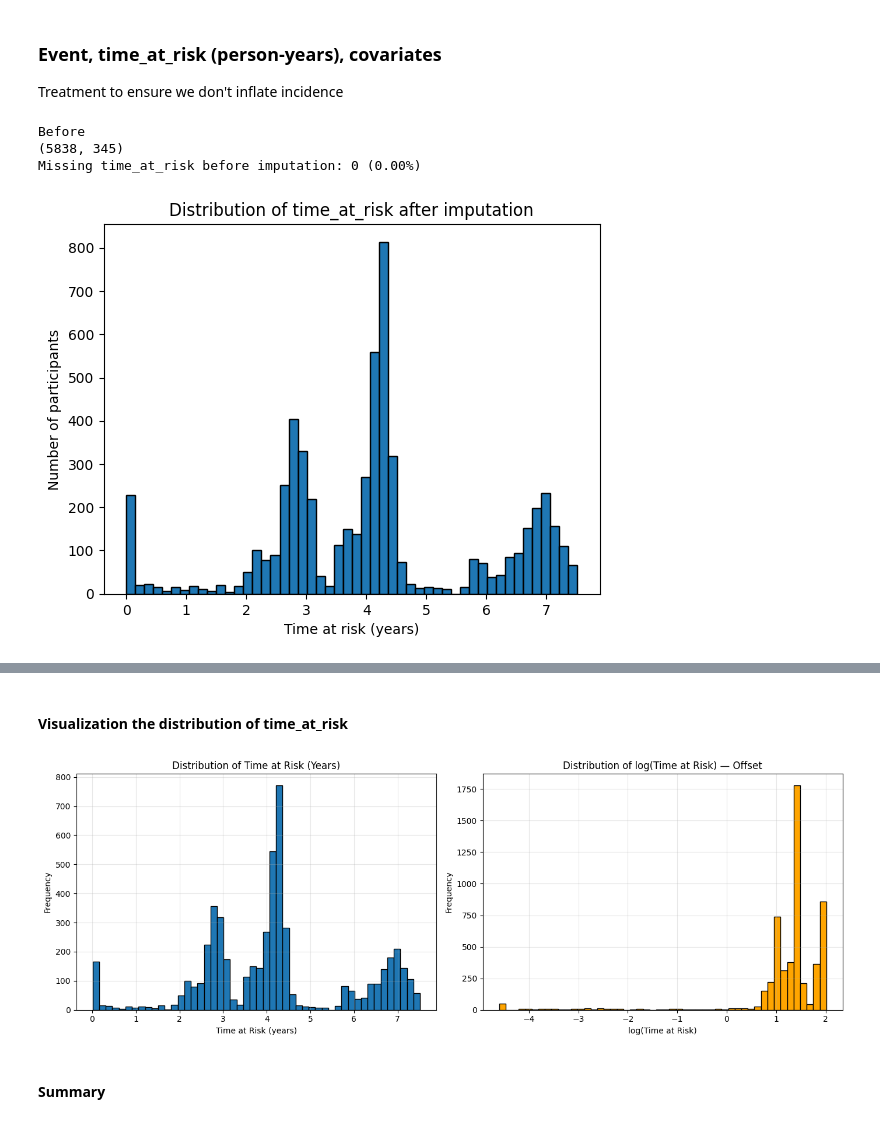
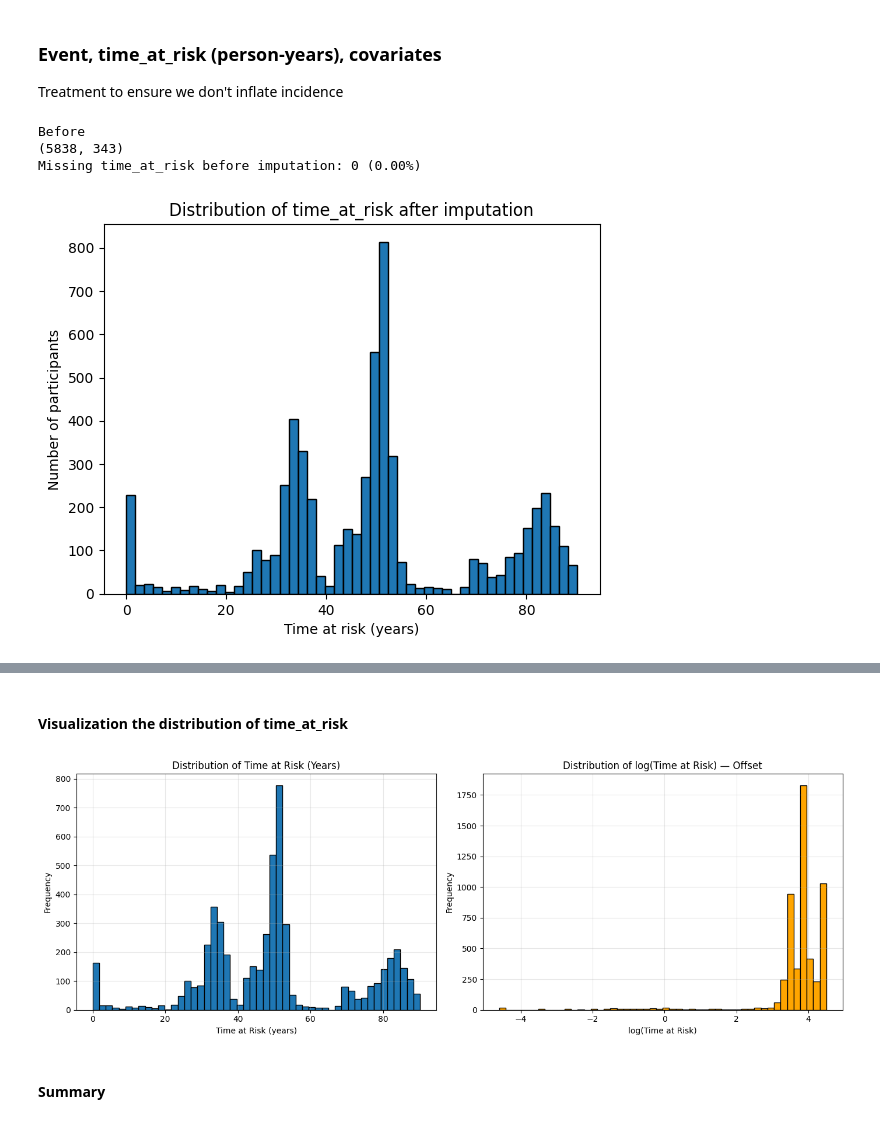
Before and after one commit to dmainagithub/stroke-work, a Jupyter notebook: notebooks/stroke_poisson_model_nairobi-multiple.ipynb, the cells around one changed output, grey strips where cells are left out. Drawn from its saved outputs; the diff is of its cells as text; code cells hidden in the pictures.

```diff
--- a/notebooks/stroke_poisson_model_nairobi-multiple.ipynb
+++ b/notebooks/stroke_poisson_model_nairobi-multiple.ipynb
@@ -55,10 +55,15 @@ print(df.sex.value_counts())
 df['sex_binary'] = df['res_ind_gender'].replace({1: 0, 2: 1})  # 0 = male, 1 = female
 df['bmi_refined'] = pd.to_numeric(df['bmi_refined'], errors='coerce')
 # ------------------------------------------------------------------------------------
-# Based on WHO categories
+# # Based on WHO categories
+# df['bmi_category'] = pd.cut(df['bmi_refined'],
+#                             bins=[0, 18.5, 24.9, 29.9, np.inf],
+#                             labels=['Underweight', 'Normal', 'Overweight', 'Obese'])
+# Creating only two categories (making it dichotomous)
 df['bmi_category'] = pd.cut(df['bmi_refined'],
-                            bins=[0, 18.5, 24.9, 29.9, np.inf],
-                            labels=['Underweight', 'Normal', 'Overweight', 'Obese'])
+                            bins=[0, 24.9, np.inf],
+                            labels=['Normal_Underweight', 'Overweight_Obese'])
+
 df = pd.get_dummies(df, columns=['bmi_category'], drop_first=True)
 
 # ------------------------------------------------------------------------------------
@@ -163,9 +168,10 @@ df = df.copy()
 # %%
 # df.site_Nairobi = df.site_Nairobi.astype(int)
 
-df.bmi_category_Normal = df.bmi_category_Normal.astype(int)
-df.bmi_category_Overweight = df.bmi_category_Overweight.astype(int)
-df.bmi_category_Obese = df.bmi_category_Obese.astype(int)
+df.bmi_category_Overweight_Obese = df.bmi_category_Overweight_Obese.astype(int)
+# df.bmi_category_Normal = df.bmi_category_Normal.astype(int)
+# df.bmi_category_Overweight = df.bmi_category_Overweight.astype(int)
+# df.bmi_category_Obese = df.bmi_category_Obese.astype(int)
 # df.hdss_name.value_counts()
 # %% [markdown]
 ### Event, time_at_risk (person-years), covariates <br>
@@ -196,7 +202,7 @@ df['end_date'] = df.groupby('individual_id')['obs_date'].transform('max')
 
 # ---------------------------------------------------------------------------
 # Computing time at risk (person-time) in years
-df['time_at_risk'] = (df['end_date'] - df['start_date']).dt.days / 365.25
+df['time_at_risk'] = (df['end_date'] - df['start_date']).dt.days / 30.4375 # 365.25
 df['time_at_risk'] = df['time_at_risk'].fillna(df['time_at_risk'].median()) # df['time_at_risk'] = df['time_at_risk'].fillna(1.5)
 
 # ---------------------------------------------------------------------------
@@ -219,33 +225,73 @@ plt.hist(df['time_at_risk'], bins=50, edgecolor='black')
 plt.xlabel("Time at risk (years)")
 plt.ylabel("Number of participants")
 plt.title("Distribution of time_at_risk after imputation")
 plt.show()
 # ---------------------------------------------------------------------------
 
 # # df = df.apply(pd.to_numeric, errors='coerce')
 # df['time_at_risk'] = pd.to_numeric(df['time_at_risk'], errors='coerce')
 
 # ---------------------------------------------------------------------------
-df.loc[df['time_at_risk'] < 0.01, 'time_at_risk'] = 0.01  # avoid log(0)  [Doing some house cleaning to avoid negative offset values]
+df.loc[df['time_at_risk'] <= 0.01, 'time_at_risk'] = 0.01  # avoid log(0)  [Doing some house cleaning to avoid negative offset values]
 
 # ---------------------------------------------------------------------------
 # Creating offset (Added a tiny constant (epsilon) since I was encountering some negative offset values. This is a robust and common approach in survival and Poisson models.)
 df['offset'] = np.log(df['time_at_risk']) #.clip(lower=1e-6))
 
 # ---------------------------------------------------------------------------
 # Defining stroke event (stroke occurrence)
 # df['stroke_prev'] = df.groupby('individual_id')['stroke_status_derived'].shift(1)
 df['stroke_prev'] = df.groupby('individual_id')['stroke_status_derived'].shift(1).fillna(0) # A great assumption here (people didn't have stroke previously)
 df['event'] = np.where((df['stroke_prev'] == 0) & (df['stroke_status_derived'] == 1), 1, 0)
 df['event'] = df['event'].fillna(0)
 
 # ---------------------------------------------------------------------------
 # finding first event per person  (different from prevalence)
 df['cumulative_stroke'] = df.groupby('individual_id')['stroke_status_derived'].cumsum()
 # keeping only records before or up to the first stroke
 df = df[df['cumulative_stroke'] <= 1]
+
+# ---------------------------------------------------------------------------
+# ---------------------------------------------------------------------------
+
+print("After filtering to <= first stroke, rows:", df.shape[0])
+
+# ---------------------------
+# 3. How many times is each person represented?
+# ---------------------------
+counts = df['individual_id'].value_counts()          # number of rows per person (index = individual_id)
+counts_summary = counts.describe()                   # mean, min, max, median, etc.
+
+print("\nRecords per individual (summary):")
+print(counts_summary)
+
+# How many individuals have only one record (single-visit)?
+n_single = (counts == 1).sum()
+pct_single = (n_single / counts.shape[0]) * 100
+
+print(f"\nIndividuals with a single record: {n_single} ({pct_single:.1f}%)")
+
+# Show frequency distribution (top few)
+print("\nTop frequency counts (number of persons with X records):")
+freq_table = counts.value_counts().sort_index()      # index = number of records, value = # persons
+print(freq_table.head(20))  # show first 20 rows; increase if needed
+
+# # If you want the full distribution dataframe:
+# freq_df = freq_table.reset_index().rename(columns={'index': 'n_records', 'individual_id': 'n_persons'})
+# Create a clean dataframe version
+freq_df = freq_table.reset_index(name="n_persons")
+freq_df.columns = ['n_records', 'n_persons']  # rename safely
+
+# ---------------------------
+# 4. (Optional) If you intend to use months offsets in models:
+#     prepare X,y,offset using offset_months
+# ---------------------------
+# Example:
+# offset_for_model = df['offset_months']
+# y_for_model = df['event']
+# X_for_model = df[covariates_present]  # after your usual pre-processing
 # %% [output]
 Before
-(5838, 345)
+(5838, 343)
 Missing time_at_risk before imputation: 0 (0.00%)
-[figure, old version]
+[figure, new version]
@@ -278,7 +341,7 @@ fig_path = os.path.join(output_dir, 'Nairobi_site_specific_time_at_risk_dist.png
 plt.savefig(fig_path, dpi=300, bbox_inches='tight')
 plt.show()
 # %% [output]
-[figure, old version]
+[figure, new version]
 # %% [markdown]
 #### Summary
 # %%
```
Also changed, not shown: parts of 12 cells of this notebook, 1 other file.
